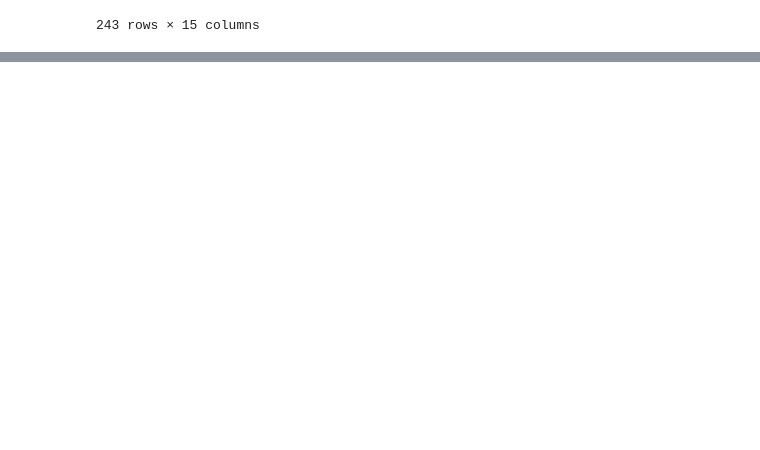
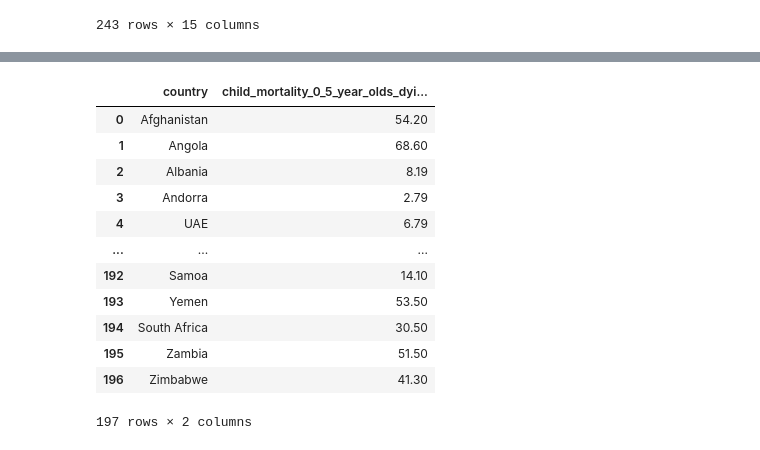
Before and after one commit to hulkosaure/Projet-AD, a Jupyter notebook: make_full_dataset.ipynb, the cells around one changed output, grey strips where cells are left out. Cells and saved outputs as stored; diff of their text form; code cells hidden in the pictures; blank space fills up the shorter version.

```diff
--- a/make_full_dataset.ipynb
+++ b/make_full_dataset.ipynb
@@ -462,0 +497,17 @@ full_dataset
+# %%
+child_mortality_0_5_year_olds_dying_per_1000_born = pd.read_csv("child_mortality_0_5_year_olds_dying_per_1000_born.csv")[["country","2022"]].rename({"2022":"child_mortality_0_5_year_olds_dying_per_1000_born_2022"}, axis=1)
+child_mortality_0_5_year_olds_dying_per_1000_born
+# %% [output]
+|  | country | child_mortality_0_5_year_olds_dyi... |
+| 0 | Afghanistan | 54.20 |
+| 1 | Angola | 68.60 |
+| 2 | Albania | 8.19 |
+| 3 | Andorra | 2.79 |
+| 4 | UAE | 6.79 |
+| ... | ... | ... |
+| 192 | Samoa | 14.10 |
+| 193 | Yemen | 53.50 |
+| 194 | South Africa | 30.50 |
+| 195 | Zambia | 51.50 |
+| 196 | Zimbabwe | 41.30 |
+197 rows × 2 columns
```
Also changed, not shown: parts of 5 cells of this notebook, 4 other files.
